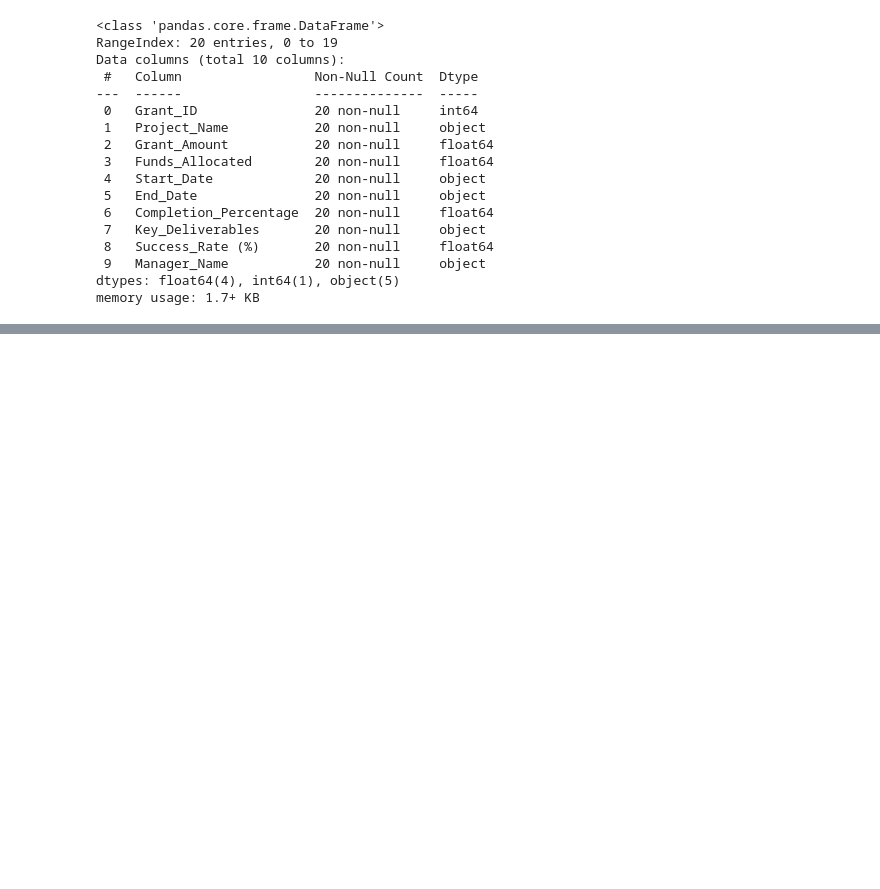
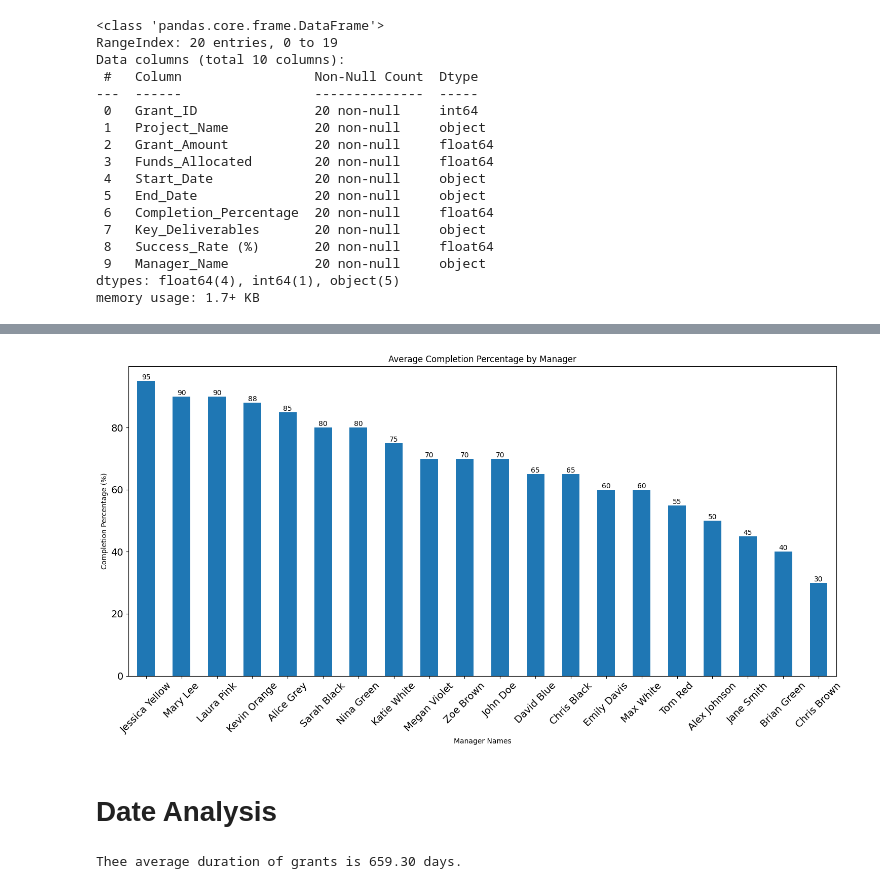
Before and after one commit to VincentGordon-Data-Analyst/Grant-Management, a Jupyter notebook: data-analysis.ipynb, the cells around one changed output, grey strips where cells are left out. Cells and saved outputs as stored; diff of their text form; code cells hidden in the pictures; blank space fills up the shorter version.

Commit message:
Completed Analysis

```diff
--- a/data-analysis.ipynb
+++ b/data-analysis.ipynb
@@ -46,0 +82,42 @@ memory usage: 1.7+ KB
+# %%
+# What is the average completion percentage for grants managed by each manager?
+average_completion = df.groupby('Manager_Name')['Completion_Percentage'].mean().sort_values(ascending=False)
+
+ax = average_completion.plot.bar(
+    figsize=(15, 8),
+    title='Average Completion Percentage by Manager',
+    xlabel='Manager Names',
+    ylabel='Completion Percentage (%)',
+    rot=45,
+    fontsize=14,
+    legend=False
+)
+
+#annotate bars
+ax.bar_label(ax.containers[0])
+
+# Show the plot
+plt.tight_layout()
+plt.show()
+# %% [output]
+[figure, added]
+# %% [markdown]
+ # Date Analysis
+# %%
+# What is the average duration of the grants (from Start_Date to End_Date)?
+
+# Convert Start_Date and End_Date to datetime
+df['Start_Date'] = pd.to_datetime(df['Start_Date'])
+df['End_Date'] = pd.to_datetime(df['End_Date'])
+
+
+# Calculate the duration in days
+df['Duration_In_Days'] = (df['End_Date'] - df['Start_Date']).dt.days
+
+
+# Calculate average duration
+average_duration = df['Duration_In_Days'].mean()
+
+print(f'Thee average duration of grants is {average_duration:.2f} days.')
+# %% [output]
+Thee average duration of grants is 659.30 days.
```
Also changed, not shown: parts of 8 cells of this notebook.
